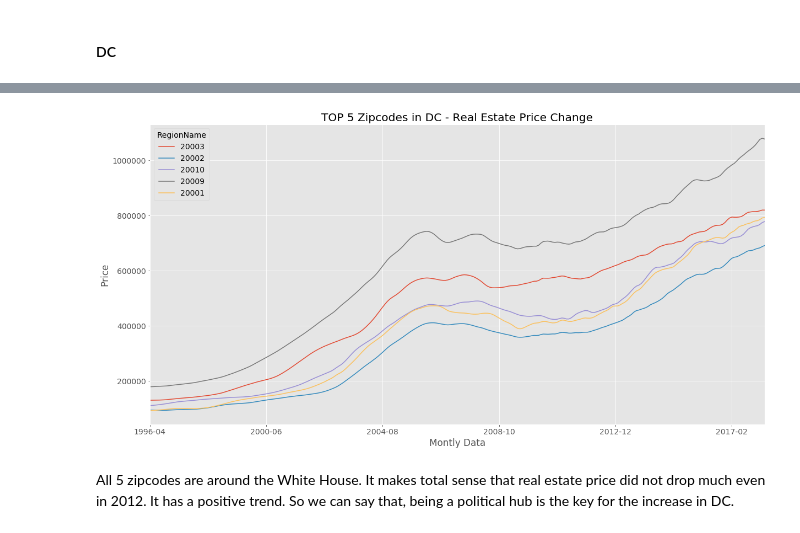
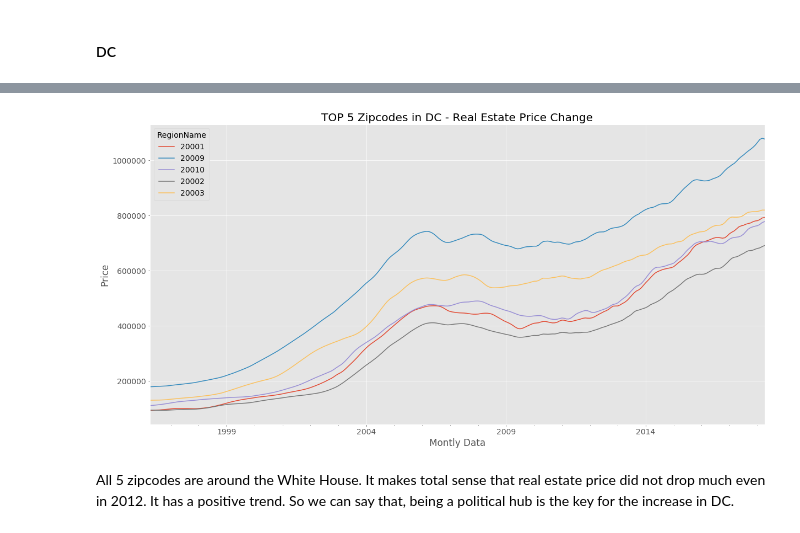
Before and after one commit to fcamuz/time-series-model-for-forecasting, a Jupyter notebook: student.ipynb, the cells around one changed output, grey strips where cells are left out. Drawn from its saved outputs; the diff is of its cells as text; code cells hidden in the pictures.

```diff
--- a/student.ipynb
+++ b/student.ipynb
@@ -92,14 +105,15 @@ df_full.drop('RegionName', axis=1, inplace=True)
 
 I will consider **price increase** and the **increase rate (percentage of the increase)** when filtering the data. I will cross refence them by creating a new column as **"criteria"** that stores **increase rate X price increase**  for the last 22 years.
+# %%
+df_full['increase'] =(df_full['2018-04'] - df_full['1996-04'])  #calculate price change and the percentage of the increase
+df_full['increase_rate'] = df_full['increase']/df_full['1996-04']
+df_full['criteria']= df_full['increase']*df_full['increase_rate']
 # %%
-def select_state_top10 (df, state ):
-    df['increase'] =(df['2018-04'] - df['1996-04'])  #calculate price change and the percentage of the increase
-    df['increase_rate'] = df['increase']/df['1996-04']
-    df['criteria']= df['increase']*df['increase_rate']
-    df_state=df[df['State']==state] #filter state
-    df2 = df_state.iloc[:, 6:]  #select only the price data
-    df2.sort_values(by= ['criteria'], ascending=False, inplace=True) #sort by rate and slice top 10
-    df10 =  df2.iloc[:10, :].astype(int)  #convert datatype to int
-    #df2.sort_values(by= ['criteria'], ascending=False, inplace=True) #sort by increase and slice top 10
-    #df10_growth = df2.iloc[:10, :].astype(int)
-    return df10, df
+def state_top_n_zipcode (state, n):
+
+    df_state=df_full[df_full['State']==state] #filter state
+    state_price = df_state.iloc[:, 6:]  #select only the price data
+    state_price.sort_values(by= ['criteria'], ascending=False, inplace=True) #sort by rate and slice top 10
+    top_n = state_price.iloc[:n, :].astype(int)  #convert datatype to int
+
+    return top_n
@@ -106,9 +126,17 @@ def select_state_top10 (df, state ):
 # %% [markdown]
 ### Convert dataframe to time series
 # %%
+def drop_cols(df):
+    ts=df
+    for col in ts.columns:
+        if col in ('RegionID', 'CountyName','Metro','SizeRank','State','increase','increase_rate','criteria'):
+            ts=ts.drop(col, axis=1)
+    return ts
+
+
 def convert_to_ts (df):
-    ts=df.drop(['increase','increase_rate','criteria'], axis=1)  #drop columns other than price
+    ts=drop_cols(df)  #drop columns other than price data
     ts=ts.T     # Transpose the dataframe
-    ts.index=pd.to_datetime(ts.index)   #change index type to timestamp
+    ts.index=pd.to_datetime(ts.index)  #change index type to timestamp
     ts=ts.astype(int)
     return ts
@@ -232,11 +221,16 @@ DC_zips.tail(5)
 # %%
-DC_zips.tail(5).T.plot(figsize = (20,10), subplots=False, legend=True)
- plt.title('TOP 5 Zipcodes in DC - Real Estate Price Change')
+#There is only one city in DC area so lets check the zipcodes instead
+DC_top5_zip=state_top_n_zipcode ("DC", 5)
+
+#convert to time series and plot
+ts_DC_top5=convert_to_ts(DC_top5_zip)
+ts_DC_top5.plot(figsize = (20,10), subplots=False, legend=True)
+plt.title('TOP 5 Zipcodes in DC - Real Estate Price Change')
 plt.xlabel('Montly Data')
 plt.ylabel('Price')
 plt.show()
 # %% [output]
-[figure, old version]
+[figure, new version]
 # %% [markdown]
 All 5 zipcodes are around the White House. It makes total sense that real estate price did not drop much even in 2012. It has a positive trend. So we can say that, being a political hub is the key for the increase in DC.
 # %% [markdown]
```
Also changed, not shown: parts of 63 cells of this notebook.
